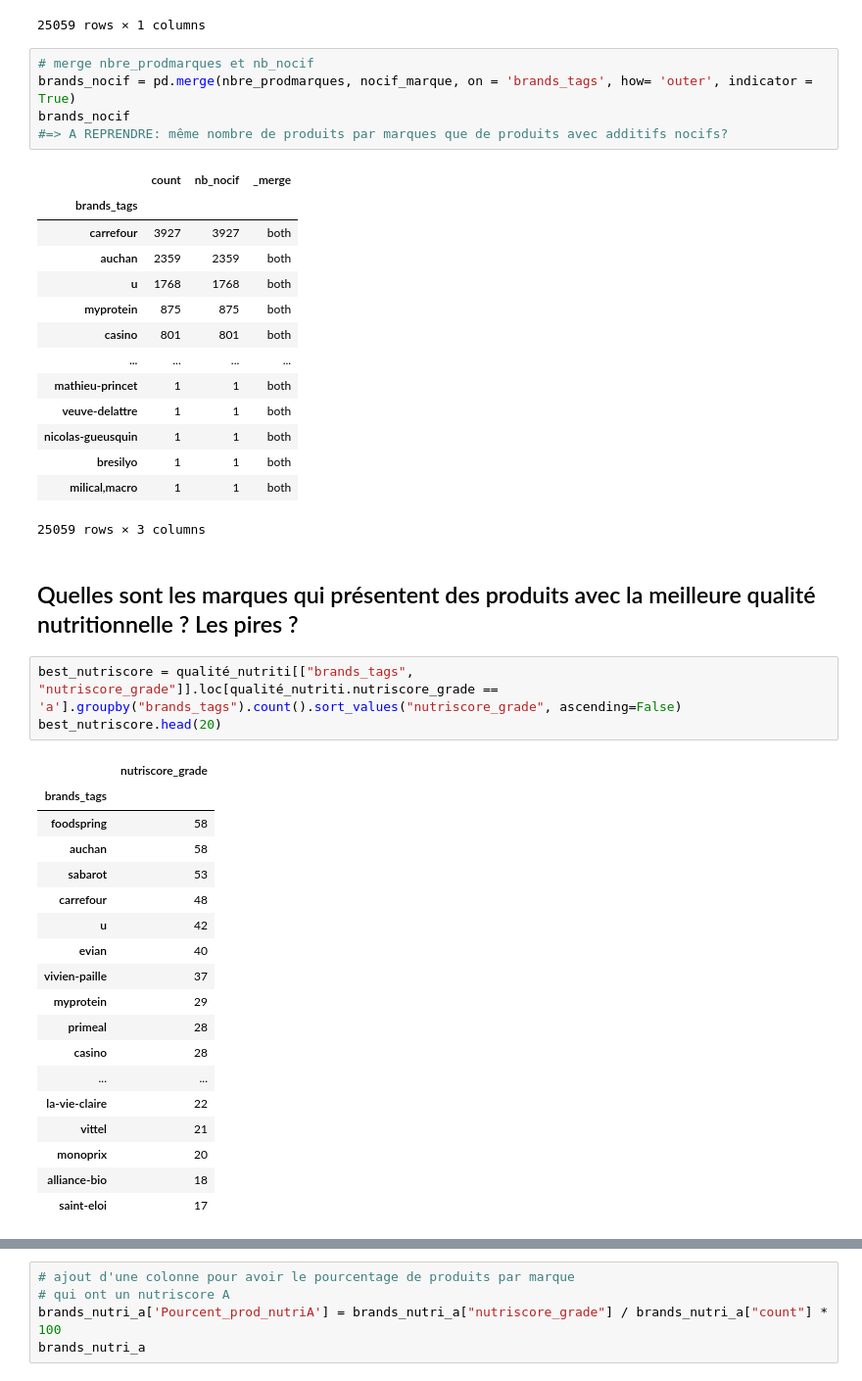
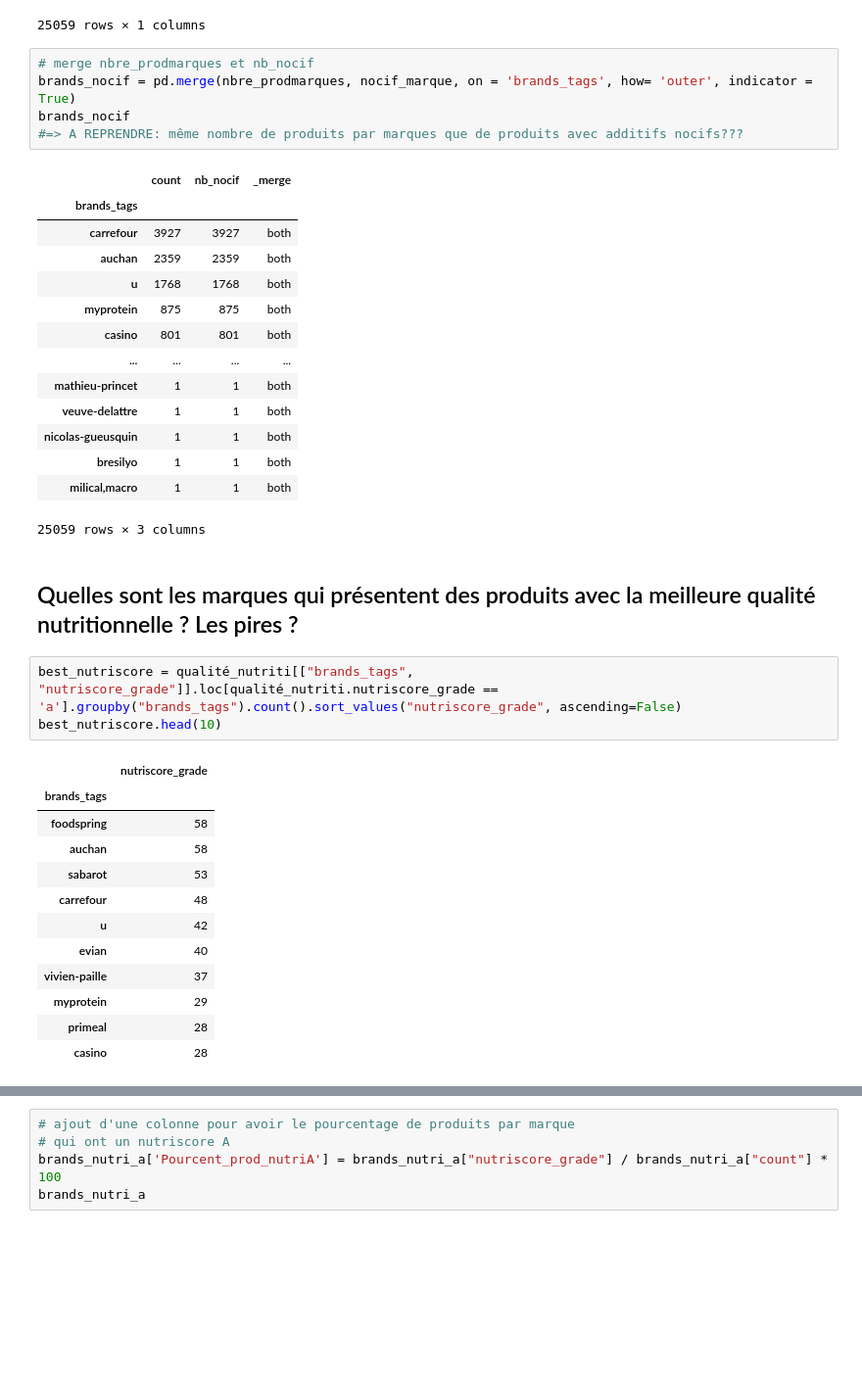
Before and after one commit to RaMahieu/Nutri_eco_bio_projet, a Jupyter notebook: Projet sur l'analyse de la qualité des produits alimentaires.ipynb, the cells around one changed output, grey strips where cells are left out. Shown: that part at 98% size. Saved outputs shown, nothing was run; the diff lists cells and outputs as text; blank space fills up the shorter version.

```diff
--- a/Projet sur l'analyse de la qualité des produits alimentaires.ipynb
+++ b/Projet sur l'analyse de la qualité des produits alimentaires.ipynb
@@ -915,7 +907,7 @@ nbre_prodmarques
 # merge nbre_prodmarques et nb_nocif
 brands_nocif = pd.merge(nbre_prodmarques, nocif_marque, on = 'brands_tags', how= 'outer', indicator = True)
 brands_nocif
-#=> A REPRENDRE: même nombre de produits par marques que de produits avec additifs nocifs?
+#=> A REPRENDRE: même nombre de produits par marques que de produits avec additifs nocifs???
 # %% [output]
 |  | count | nb_nocif | _merge |
 | brands_tags |  |  |  |
@@ -935,24 +927,18 @@ brands_nocif
 ## Quelles sont les marques qui présentent des produits avec la meilleure qualité nutritionnelle ? Les pires ?
 # %%
 best_nutriscore = qualité_nutriti[["brands_tags", "nutriscore_grade"]].loc[qualité_nutriti.nutriscore_grade == 'a'].groupby("brands_tags").count().sort_values("nutriscore_grade", ascending=False)
-best_nutriscore.head(20)
+best_nutriscore.head(10)
 # %% [output]
 |  | nutriscore_grade |
 | brands_tags |  |
 | foodspring | 58 |
 | auchan | 58 |
 | sabarot | 53 |
 | carrefour | 48 |
 | u | 42 |
 | evian | 40 |
 | vivien-paille | 37 |
 | myprotein | 29 |
 | primeal | 28 |
 | casino | 28 |
-| ... | ... |
-| la-vie-claire | 22 |
-| vittel | 21 |
-| monoprix | 20 |
-| alliance-bio | 18 |
-| saint-eloi | 17 |
 # %%
```
Also changed, not shown: parts of 20 cells of this notebook.
